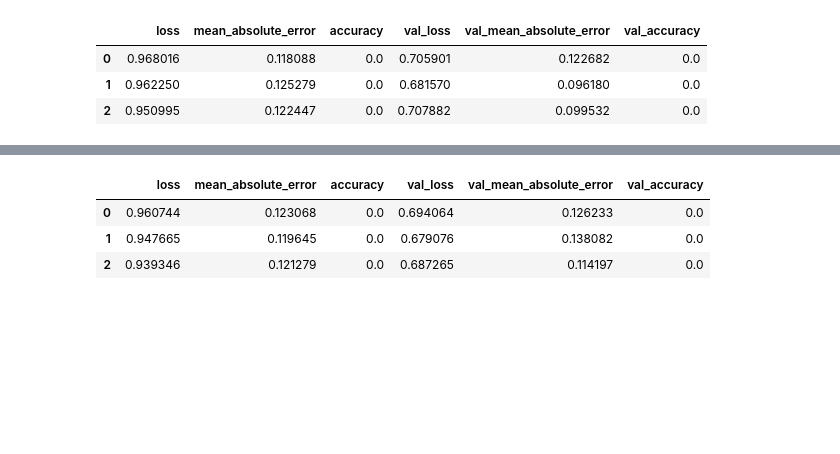
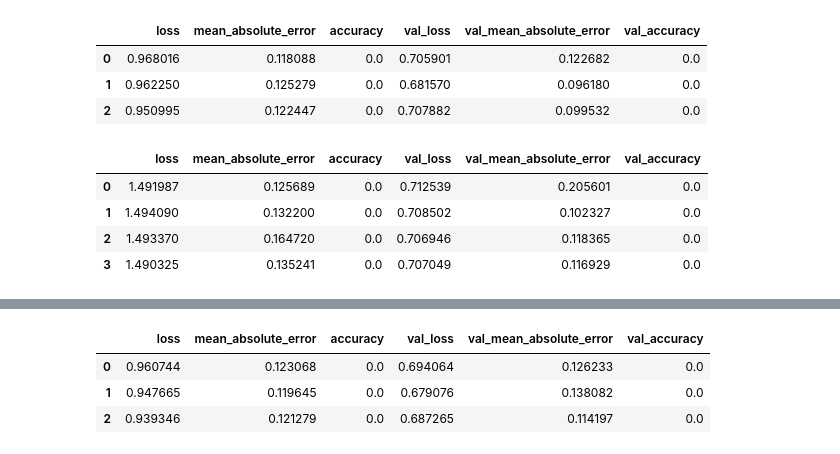
Before and after one commit to rreuther8-berkeley/UCB_207_sec01_fin_nlp, a Jupyter notebook: sequence_model_3.ipynb, the cells around one changed output, grey strips where cells are left out. Drawn from its saved outputs; the diff is of its cells as text; code cells hidden in the pictures; blank space fills up the shorter version.

```diff
--- a/sequence_model_3.ipynb
+++ b/sequence_model_3.ipynb
@@ -209,0 +273,27 @@ hist_3_b.to_csv('hist_3_b.csv')
+# %%
+def build_model_3_c(max_tokens=10000, output_sequence_length=250, embedding_dim=16):
+    tf.keras.backend.clear_session()
+    tf.random.set_seed(0)
+    inputs = Input(shape=(output_sequence_length,))
+
+    x = Embedding(input_dim=max_tokens, output_dim=embedding_dim, input_length=output_sequence_length)(inputs)
+
+    # x = layers.SimpleRNN(32, return_sequences=True)(x)
+    x = layers.SimpleRNN(32)(x)
+
+    x = Dense(128, activation='relu')(x)
+    x = Dense(64, activation='relu')(x)
+    x = Dense(64, activation='relu')(x)
+    x = Dense(32, activation='relu')(x)
+
+    outputs = Dense(1)(x)
+    model = Model(inputs, outputs)
+    model.compile(optimizer='adam', loss='mean_squared_error', metrics=['mean_absolute_error','accuracy'])
+
+    return model
+# %%
+model_3_c = build_model_3_c()
+early_stopping = tf.keras.callbacks.EarlyStopping(monitor='val_loss', patience=1, restore_best_weights=True)
+history_3_c = model_3_c.fit(vectorized_text[:10000], y_train[:10000], epochs=5, batch_size=2, verbose=1, callbacks=[early_stopping], validation_data=(vectorized_text_val, y_val))
+hist_3_c = pd.DataFrame(history_3_c.history)
+hist_3_c
@@ -414,3 +637,11 @@ hist_3_b
 | 0 | 0.968016 | 0.118088 | 0.0 | 0.705901 | 0.122682 | 0.0 |
 | 1 | 0.962250 | 0.125279 | 0.0 | 0.681570 | 0.096180 | 0.0 |
 | 2 | 0.950995 | 0.122447 | 0.0 | 0.707882 | 0.099532 | 0.0 |
+# %%
+hist_3_c
+# %% [output]
+|  | loss | mean_absolute_error | accuracy | val_loss | val_mean_absolute_error | val_accuracy |
+| 0 | 1.491987 | 0.125689 | 0.0 | 0.712539 | 0.205601 | 0.0 |
+| 1 | 1.494090 | 0.132200 | 0.0 | 0.708502 | 0.102327 | 0.0 |
+| 2 | 1.493370 | 0.164720 | 0.0 | 0.706946 | 0.118365 | 0.0 |
+| 3 | 1.490325 | 0.135241 | 0.0 | 0.707049 | 0.116929 | 0.0 |
```
Also changed, not shown: parts of 45 cells of this notebook, 18 other files.
